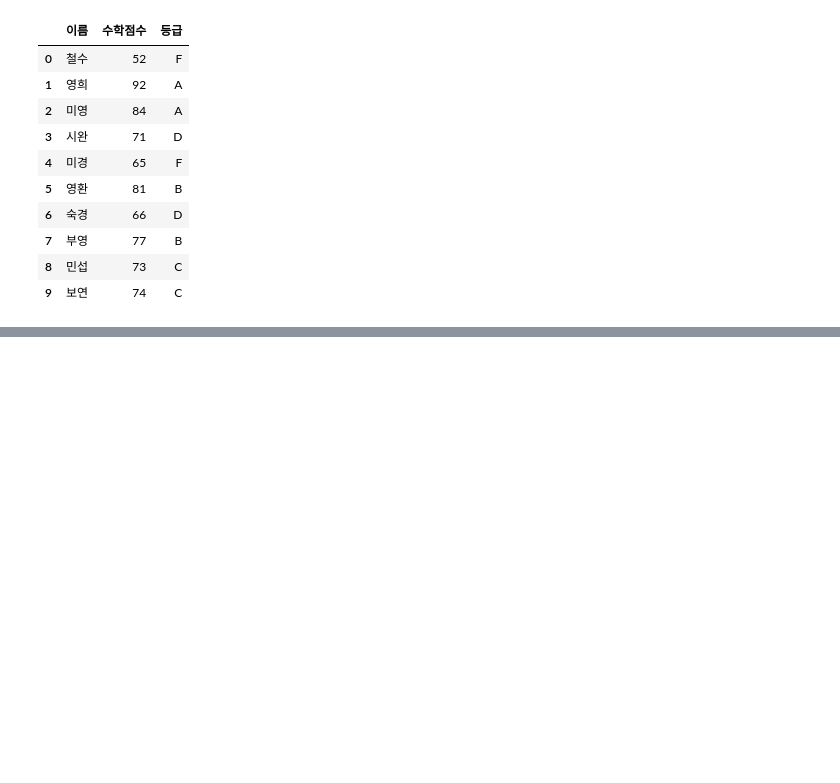
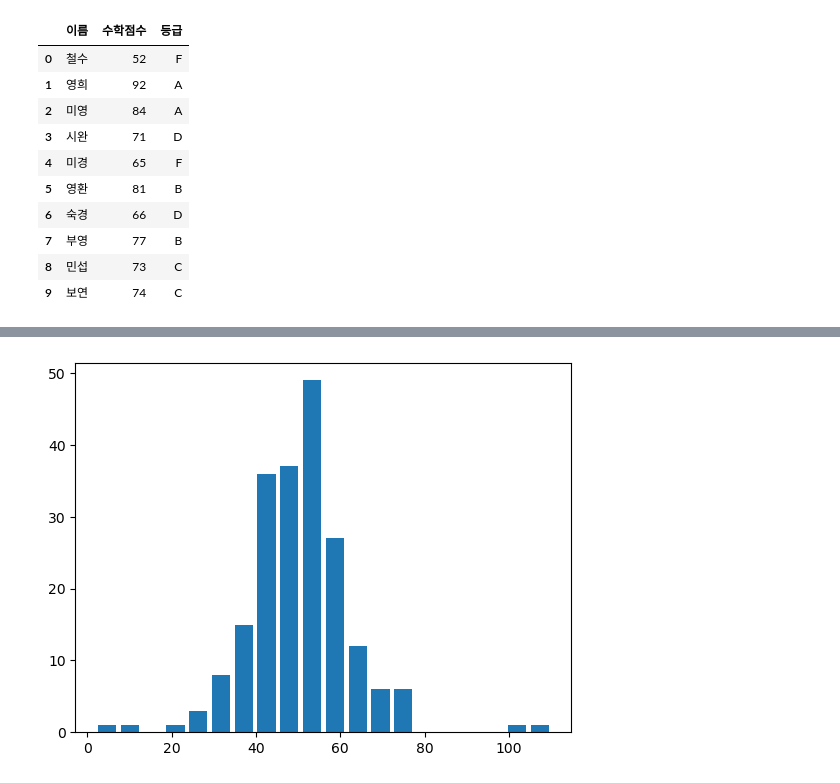
Before and after one commit to YoungriKIM/Engineer_Big_Data_Analysis, a Jupyter notebook: 이기적/자습_part2_chapter2.ipynb, the cells around one changed output, grey strips where cells are left out. Saved outputs shown, nothing was run; the diff lists cells and outputs as text; code cells hidden in the pictures; blank space fills up the shorter version.

```diff
--- a/이기적/자습_part2_chapter2.ipynb
+++ b/이기적/자습_part2_chapter2.ipynb
@@ -304,0 +578,7 @@ df
+# %%
+# 이상치 처리 연습용 df 만들기
+# np.random.normal(mu, sigma, sample_nb) 사용
+df_mu, df_sigma, sample_nb = 50, 10, 200
+df_data = np.random.normal(df_mu, df_sigma, sample_nb)
+df = pd.DataFrame({'값': df_data})
+df
@@ -304,0 +599,13 @@ df
+# %%
+# 임의의 이상치 삽입
+# 데이터는 200까지 있음, 그 뒤에 이어서 붙이기
+df.loc[201] = 2
+df.loc[202] = 100
+df.loc[203] = 10
+df.loc[204] = 110
+
+# 시각화
+plt.hist(df["값"], bins=20, rwidth=0.8)
+plt.show()
+# %% [output]
+[figure, added]
```
Also changed, not shown: parts of 38 cells of this notebook, 1 other file.
